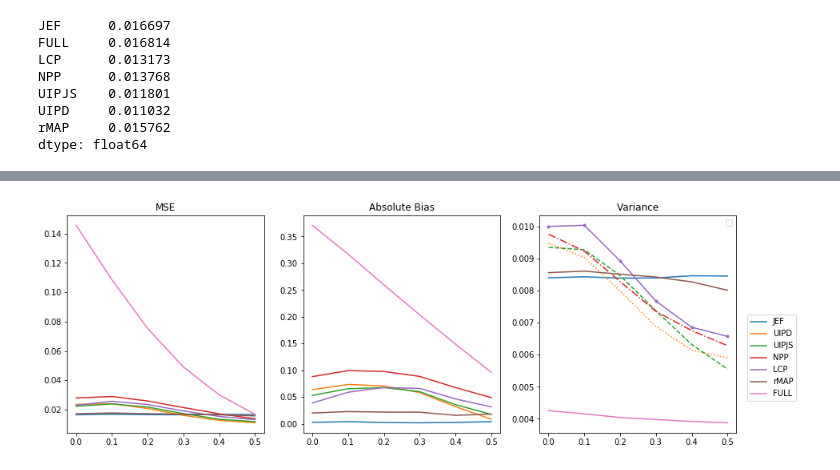
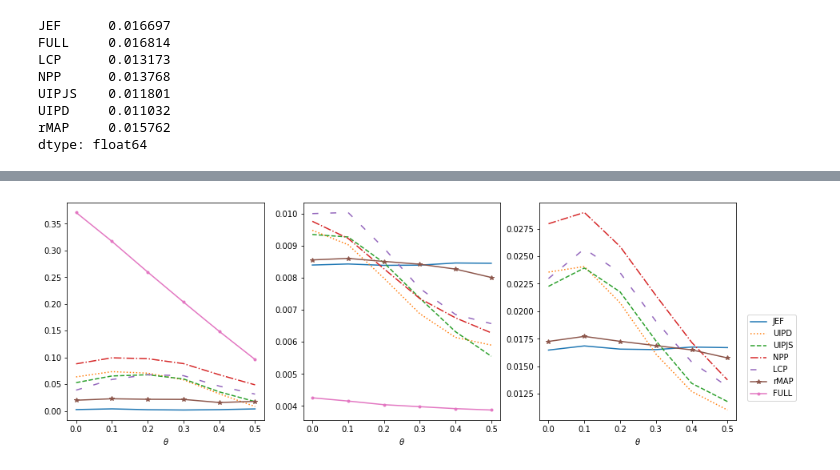
Before and after one commit to JINhuaqing/UIP, a Jupyter notebook: NormSetting/Norm_ana_MSE.ipynb, the cells around one changed output, grey strips where cells are left out. Drawn from its saved outputs; the diff is of its cells as text; code cells hidden in the pictures.

```diff
--- a/NormSetting/Norm_ana_MSE.ipynb
+++ b/NormSetting/Norm_ana_MSE.ipynb
@@ -212,0 +262,20 @@ for fl in fls:
+# %%
+linestyles = [
+     ('solid', 'solid'),      # Same as (0, ()) or '-'
+     ('dotted', 'dotted'),    # Same as (0, (1, 1)) or '.'
+     ('dashed', 'dashed'),    # Same as '--'
+     ('dashdot', 'dashdot'),  # Same as '-.'
+
+     ('loosely dotted',        (0, (1, 10))),
+     ('densely dotted',        (0, (1, 1))),
+
+     ('loosely dashed',        (0, (5, 10))),
+     ('densely dashed',        (0, (5, 1))),
+
+     ('loosely dashdotted',    (0, (3, 10, 1, 10))),
+     ('dashdotted',            (0, (3, 5, 1, 5))),
+     ('densely dashdotted',    (0, (3, 1, 1, 1))),
+
+     ('dashdotdotted',         (0, (3, 5, 1, 5, 1, 5))),
+     ('loosely dashdotdotted', (0, (3, 10, 1, 10, 1, 10))),
+     ('densely dashdotdotted', (0, (3, 1, 1, 1, 1, 1)))]
@@ -214,42 +346,44 @@ for fl in fls:
 fig = plt.figure(figsize=[15, 5])
 axes = fig.subplots(1, 3)
 
-low = 0
-up = 6
-axes[0].set_title("MSE")
-#axes[0].set_ylim([0, 0.05])
-axes[0].plot(thetas[low:up], mses["JEF"][low:up], "-", label="JEF")
-axes[0].plot(thetas[low:up], mses["UIPD"][low:up], label="UIPD")
-axes[0].plot(thetas[low:up], mses["UIPJS"][low:up], label="UIPJS")
-axes[0].plot(thetas[low:up], mses["NPP"][low:up], label="NPP")
-axes[0].plot(thetas[low:up], mses["LCP"][low:up], label="LCP")
-axes[0].plot(thetas[low:up], mses["rMAP"][low:up], label="rMAP")
-axes[0].plot(thetas[low:up], mses["FULL"][low:up], label="FULL")
-#plt.legend()
+thetas120 = np.array(thetas120)
+low = np.argmin(thetas120[thetas120>=0])
+up = np.argmax(thetas120[thetas120<=0.5]) + 1
 
-axes[1].set_title("Absolute Bias")
-#axes[1].set_ylim([-0.01, 0.21])
-axes[1].plot(thetas[low:up], np.abs(bias["JEF"][low:up]), "-", label="JEF")
-axes[1].plot(thetas[low:up], np.abs(bias["UIPD"][low:up]), label="UIPD")
-axes[1].plot(thetas[low:up], np.abs(bias["UIPJS"][low:up]), label="UIPJS")
-axes[1].plot(thetas[low:up], np.abs(bias["NPP"][low:up]), label="NPP")
-axes[1].plot(thetas[low:up], np.abs(bias["LCP"][low:up]), label="LCP")
-axes[1].plot(thetas[low:up], np.abs(bias["rMAP"][low:up]), label="rMAP")
-axes[1].plot(thetas[low:up], np.abs(bias["FULL"][low:up]), label="FULL")
-plt.legend()
+#axes[0].set_title("Absolute Bias")
+#axes[0].set_ylim([-0.01, 0.5])
+axes[0].set_xlabel(r"$\theta$")
+axes[0].plot(thetas120[low:up], np.abs(bias120["JEF"][low:up]), label="JEF", linestyle=linestyles[0][1])
+axes[0].plot(thetas120[low:up], np.abs(bias120["UIPD"][low:up]), label="UIPD", linestyle=linestyles[1][1])
+axes[0].plot(thetas120[low:up], np.abs(bias120["UIPJS"][low:up]), label="UIPJS", linestyle=linestyles[2][1])
+axes[0].plot(thetas120[low:up], np.abs(bias120["NPP"][low:up]), label="NPP", linestyle=linestyles[3][1])
+axes[0].plot(thetas120[low:up], np.abs(bias120["LCP"][low:up]), label="LCP", linestyle=linestyles[6][1])
+axes[0].plot(thetas120[low:up], np.abs(bias120["rMAP"][low:up]), label="rMAP", linestyle=linestyles[0][1], marker="*")
+axes[0].plot(thetas120[low:up], np.abs(bias120["FULL"][low:up]), label="FULL", linestyle=linestyles[0][1], marker=".")
 
 
-axes[2].set_title("Variance")
+#axes[1].set_title("Variance")
 #axes[2].set_ylim([0.003, 0.01])
-axes[2].plot(thetas[low:up], varss["JEF"][low:up], "-", label="JEF")
-axes[2].plot(thetas[low:up], varss["UIPD"][low:up], ":", label="UIPD")
-axes[2].plot(thetas[low:up], varss["UIPJS"][low:up], "--", label="UIPJS")
-axes[2].plot(thetas[low:up], varss["NPP"][low:up], "-.", label="NPP")
-axes[2].plot(thetas[low:up], varss["LCP"][low:up],".-", label="LCP")
-axes[2].plot(thetas[low:up], varss["rMAP"][low:up], label="rMAP")
-axes[2].plot(thetas[low:up], varss["FULL"][low:up], label="FULL")
-#plt.legend()
+axes[1].set_xlabel(r"$\theta$")
+axes[1].plot(thetas120[low:up], varss120["JEF"][low:up],  label="JEF", linestyle=linestyles[0][1])
+axes[1].plot(thetas120[low:up], varss120["UIPD"][low:up], label="UIPD", linestyle=linestyles[1][1])
+axes[1].plot(thetas120[low:up], varss120["UIPJS"][low:up],label="UIPJS", linestyle=linestyles[2][1])
+axes[1].plot(thetas120[low:up], varss120["NPP"][low:up],  label="NPP", linestyle=linestyles[3][1])
+axes[1].plot(thetas120[low:up], varss120["LCP"][low:up],  label="LCP", linestyle=linestyles[6][1])
+axes[1].plot(thetas120[low:up], varss120["rMAP"][low:up], label="rMAP", linestyle=linestyles[0][1], marker="*")
+axes[1].plot(thetas120[low:up], varss120["FULL"][low:up], label="FULL", linestyle=linestyles[0][1], marker=".")
+
+#axes[2].set_title("MSE")
+#axes[0].set_ylim([0, 0.05])
+axes[2].set_xlabel(r"$\theta$")
+axes[2].plot(thetas120[low:up], mses120["JEF"][low:up],   label="JEF",   linestyle=linestyles[0][1])
+axes[2].plot(thetas120[low:up], mses120["UIPD"][low:up],  label="UIPD",  linestyle=linestyles[1][1])
+axes[2].plot(thetas120[low:up], mses120["UIPJS"][low:up], label="UIPJS", linestyle=linestyles[2][1])
+axes[2].plot(thetas120[low:up], mses120["NPP"][low:up],   label="NPP",   linestyle=linestyles[3][1])
+axes[2].plot(thetas120[low:up], mses120["LCP"][low:up],   label="LCP",   linestyle=linestyles[6][1])
+axes[2].plot(thetas120[low:up], mses120["rMAP"][low:up],  label="rMAP",  linestyle=linestyles[0][1], marker="*")
+#axes[2].plot(thetas120[low:up], mses120["FULL"][low:up], label="FULL", linestyle=linestyles[0][1], marker=".")
 
 handles, labels = axes[0].get_legend_handles_labels()
-fig.legend(handles, labels, loc=(0.92, 0.20))
+_ = fig.legend(handles, labels, loc=(0.92, 0.20))
 # %% [output]
@@ -258 +390 @@ No handles with labels found to put in legend.
-[figure, old version]
+[figure, new version]
```
Also changed, not shown: parts of 26 cells of this notebook, 10 other files.
